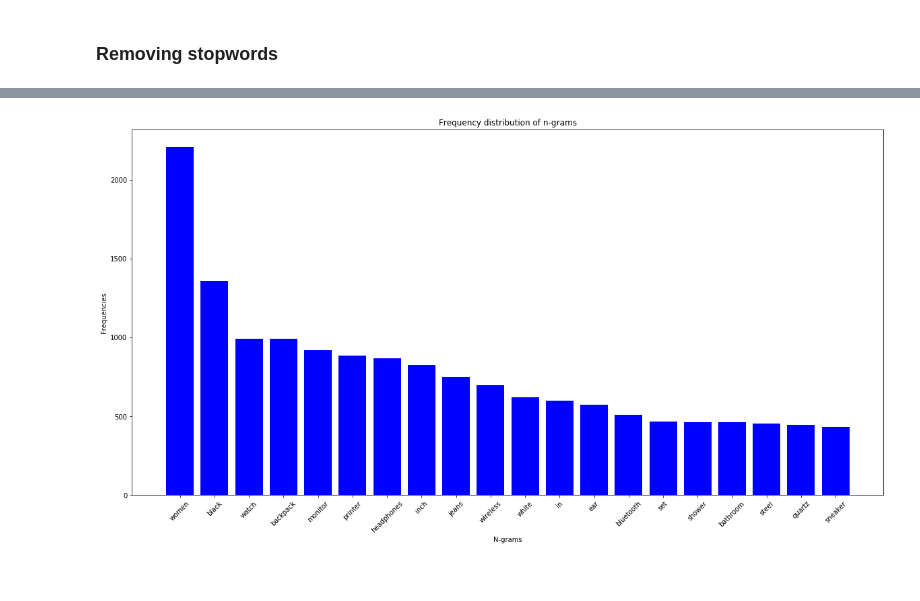
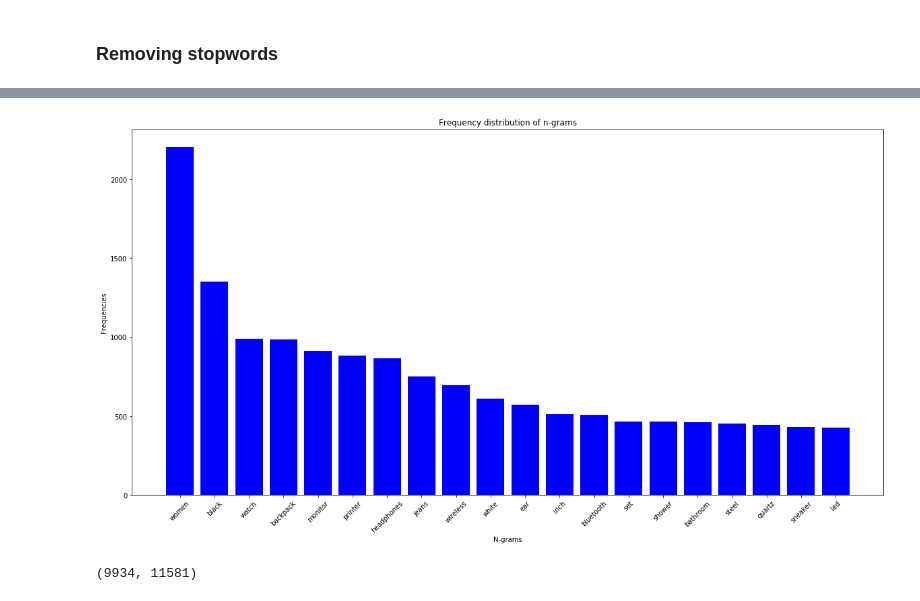
Before and after one commit to ourendingdays/Diploma, a Jupyter notebook: logic/google-dev.ipynb, the cells around one changed output, grey strips where cells are left out. Cells and saved outputs as stored; diff of their text form; code cells hidden in the pictures.

```diff
--- a/logic/google-dev.ipynb
+++ b/logic/google-dev.ipynb
@@ -17,0 +17,5 @@ ads.head()
+# %%
+df = pd.read_csv('amazon_ten_topic_data.csv', names=['ad'])
+df.dropna(inplace=True)
+df = df.sample(frac=1)
+df.describe()
@@ -18,6 +28,5 @@ ads.head()
 # %%
-ads.dropna()
-ads_unique = pd.DataFrame(ads['ad'].unique(), columns = ['ad'])
-ads_unique.describe()
+ads = pd.DataFrame(df['ad'].unique(), columns = ['ad'])
+ads.tail()
 # %% [output]
 |  | ad |
@@ -84,0 +75,27 @@ ads_unique.head()
+# %%
+def stopwords(text):
+    """
+    Function for removing
+        - stopwords,
+        - punctuation,
+        - numbers / digits
+        - words containing numbers
+    """
+    doc = nlp(text)
+    for token in doc:
+        text = [token.text for token in doc if
+                not token.is_stop
+                and not token.is_punct
+                and not token.is_digit]
+
+
+    # joining the list of words with space separator
+    joined_text = " ".join(text)
+    # removing words that contain any sort of numbers, like 'G2420-BK' or 'G1W40A#BGJ '
+    re_text = re.sub(r"\S*\d\S*", '', joined_text).strip()
+
+    return re_text
+
+
+ads['SW'] = ads['ad'].apply(stopwords)
+ads.head()
@@ -85,6 +109,8 @@ ads_unique.head()
+# %%
+ads['SW']=ads['SW'].str.replace("  "," ")
 # %%
 def plot_frequency_distribution_of_ngrams(sample_texts,
-                                          ngram_range=(1, 2),
+                                          ngram_range=(1, 1),
                                           num_ngrams=20):
     """Plots the frequency distribution of n-grams.
     # Arguments
@@ -108,32 +134,40 @@ def plot_frequency_distribution_of_ngrams(sample_texts,
     # idxices). This also converts every text to an array the length of
     # vocabulary, where every element idxicates the count of the n-gram
     # corresponding at that idxex in vocabulary.
     vectorized_texts = vectorizer.fit_transform(sample_texts)
 
     # This is the list of all n-grams in the index order from the vocabulary.
     all_ngrams = list(vectorizer.get_feature_names())
     num_ngrams = min(num_ngrams, len(all_ngrams))
     # ngrams = all_ngrams[:num_ngrams]
 
     # Add up the counts per n-gram ie. column-wise
     all_counts = vectorized_texts.sum(axis=0).tolist()[0]
 
     # Sort n-grams and counts by frequency and get top `num_ngrams` ngrams.
     all_counts, all_ngrams = zip(*[(c, n) for c, n in sorted(
         zip(all_counts, all_ngrams), reverse=True)])
     ngrams = list(all_ngrams)[:num_ngrams]
     counts = list(all_counts)[:num_ngrams]
 
     idx = np.arange(num_ngrams)
     plt.figure(figsize=(20,10))
     plt.bar(idx, counts, width=0.8, color='b')
     plt.xlabel('N-grams')
     plt.ylabel('Frequencies')
     plt.title('Frequency distribution of n-grams')
     plt.xticks(idx, ngrams, rotation=45)
     plt.show()
 
 
-plot_frequency_distribution_of_ngrams(ads_unique['no_sw'])
+plot_frequency_distribution_of_ngrams(ads['SW'])
 # %% [output]
-[figure, old version]
+[figure, new version]
+# %%
+tfidf = TfidfVectorizer(max_df=0.95)
+
+dtm = tfidf.fit_transform(ads.SW.values)
+
+dtm.shape
+# %% [output]
+(9934, 11581)
```
Also changed, not shown: parts of 22 cells of this notebook.
